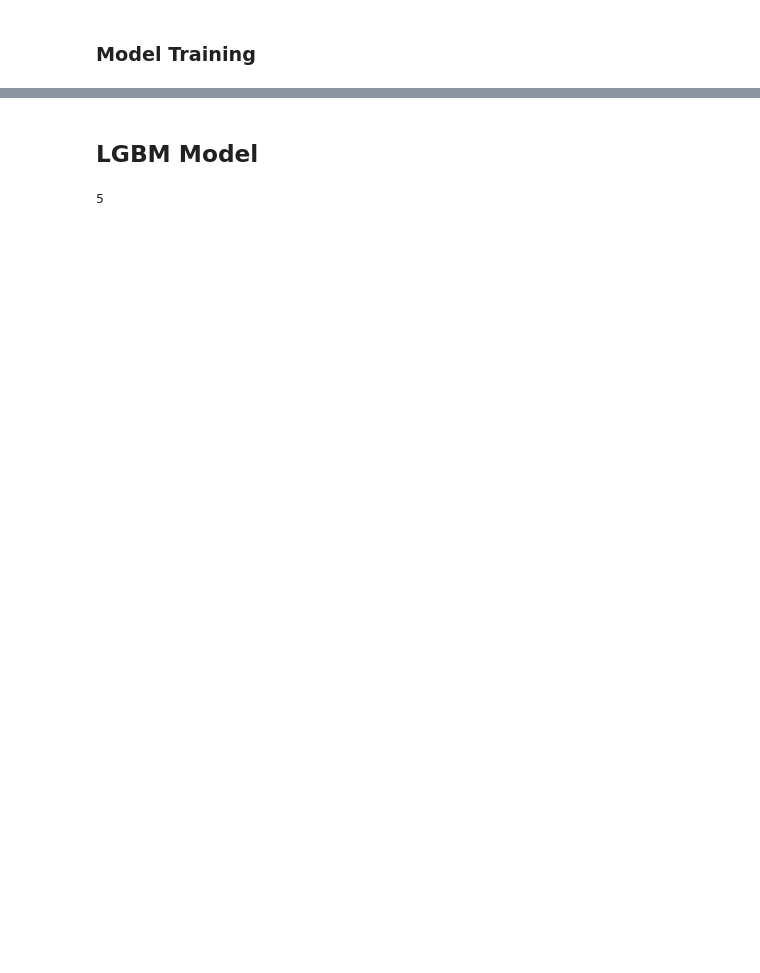
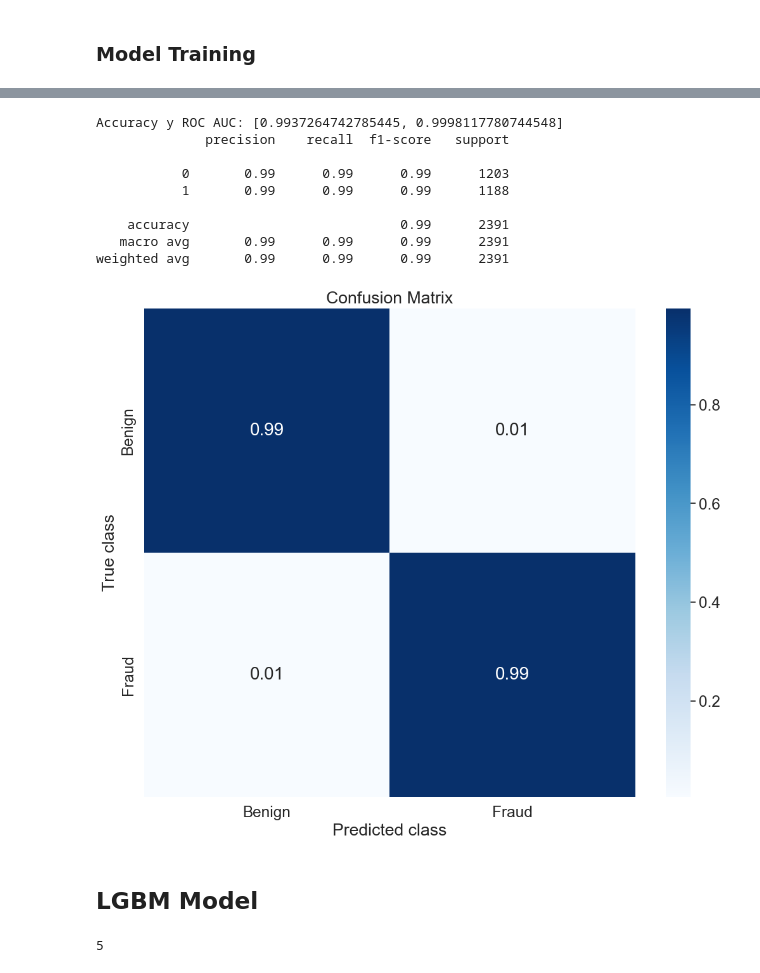
Before and after one commit to Aquilespina/ExoplanetsHunters, a Jupyter notebook: Real_data_planet_search_xgboost_TSFresh_v2_1.ipynb, the cells around one changed output, grey strips where cells are left out. Drawn from its saved outputs; the diff is of its cells as text; code cells hidden in the pictures; blank space fills up the shorter version.

Commit message:
Functional model for classifying exoplanets

```diff
--- a/Real_data_planet_search_xgboost_TSFresh_v2_1.ipynb
+++ b/Real_data_planet_search_xgboost_TSFresh_v2_1.ipynb
@@ -85,16 +521,65 @@ y1 = df_final.Planet
 # %% [markdown]
 ### Model Training
 # %%
-# Splitting our data into test and training set
-##################################################################################################
-X1_train, X1_test, y1_train, y1_test = model_selection.train_test_split(df_final.iloc[:,:-1], y1, test_size=0.25, random_state=seed)
+X1_train, X1_test, y1_train, y1_test = model_selection.train_test_split(
+    df_final.drop(columns=['Planet']),  # todas las features
+    df_final['Planet'],                # la etiqueta
+    test_size=0.25,
+    random_state=seed
+)
+# %%
+# Mantener solo columnas numéricas
+X = df_final.drop(columns=['Planet'])
+X = X.select_dtypes(include=[np.number])  # quita object y string
+y = df_final['Planet']
+
+X1_train, X1_test, y1_train, y1_test = model_selection.train_test_split(
+    X, y, test_size=0.25, random_state=seed
+)
 # %%
-xgbc1 = XGBClassifier(objective = 'binary:logistic', n_estimators= 1000, scale_pos_weight=3.37, max_depth= 4, subsample= 0.8, colsample_bytree= 0.5, gamma= 1)
+from xgboost import XGBClassifier
+from sklearn.metrics import confusion_matrix, accuracy_score, roc_auc_score, classification_report
+
+# --- 1. Entrenar modelo ---
+xgbc1 = XGBClassifier(
+    objective='binary:logistic',
+    n_estimators=1000,
+    scale_pos_weight=3.37,
+    max_depth=4,
+    subsample=0.8,
+    colsample_bytree=0.5,
+    gamma=1,
+    use_label_encoder=False,
+    eval_metric='logloss'
+)
+
 xgbc1.fit(X1_train, y1_train)
+
+# --- 2. Generar predicciones ---
 pred1 = xgbc1.predict(X1_test)
-y1_test_prob = xgbc1.predict_proba(X1_test)
-score1 = [accuracy_score(y1_test, pred1), roc_auc_score(y1_test, y1_test_prob[:,1])]
+y1_test_prob = xgbc1.predict_proba(X1_test)[:, 1]
+
+# --- 3. Métricas ---
+score1 = [accuracy_score(y1_test, pred1), roc_auc_score(y1_test, y1_test_prob)]
 report1 = classification_report(y1_test, pred1)
 
-print(score1, '\n', report1)
+print("Accuracy y ROC AUC:", score1)
+print(report1)
+
+# --- 4. Matriz de confusión ---
+conf_matrix = confusion_matrix(y1_test, pred1)
+conf_matrix = conf_matrix.astype('float') / conf_matrix.sum(axis=1)[:, np.newaxis]
+
+import matplotlib.pyplot as plt
+import seaborn as sns
+Labels = ["Benign","Fraud"]
+
+plt.figure(figsize=(12.5, 10))
+sns.set(font_scale=1.6)
+ax = sns.heatmap(conf_matrix, xticklabels=Labels, yticklabels=Labels,
+                 annot=True, annot_kws={"size": 20}, fmt=".2f", cmap="Blues")
+plt.title("Confusion Matrix")
+plt.ylabel('True class')
+plt.xlabel('Predicted class')
+plt.show()
 # %% [output]
@@ -109,0 +589,10 @@ weighted avg       0.94      0.94      0.94      3935
+Accuracy y ROC AUC: [0.9937264742785445, 0.9998117780744548]
+              precision    recall  f1-score   support
+
+           0       0.99      0.99      0.99      1203
+           1       0.99      0.99      0.99      1188
+
+    accuracy                           0.99      2391
+   macro avg       0.99      0.99      0.99      2391
+weighted avg       0.99      0.99      0.99      2391
+[figure, added]
```
Also changed, not shown: parts of 18 cells of this notebook, 7 other files.
